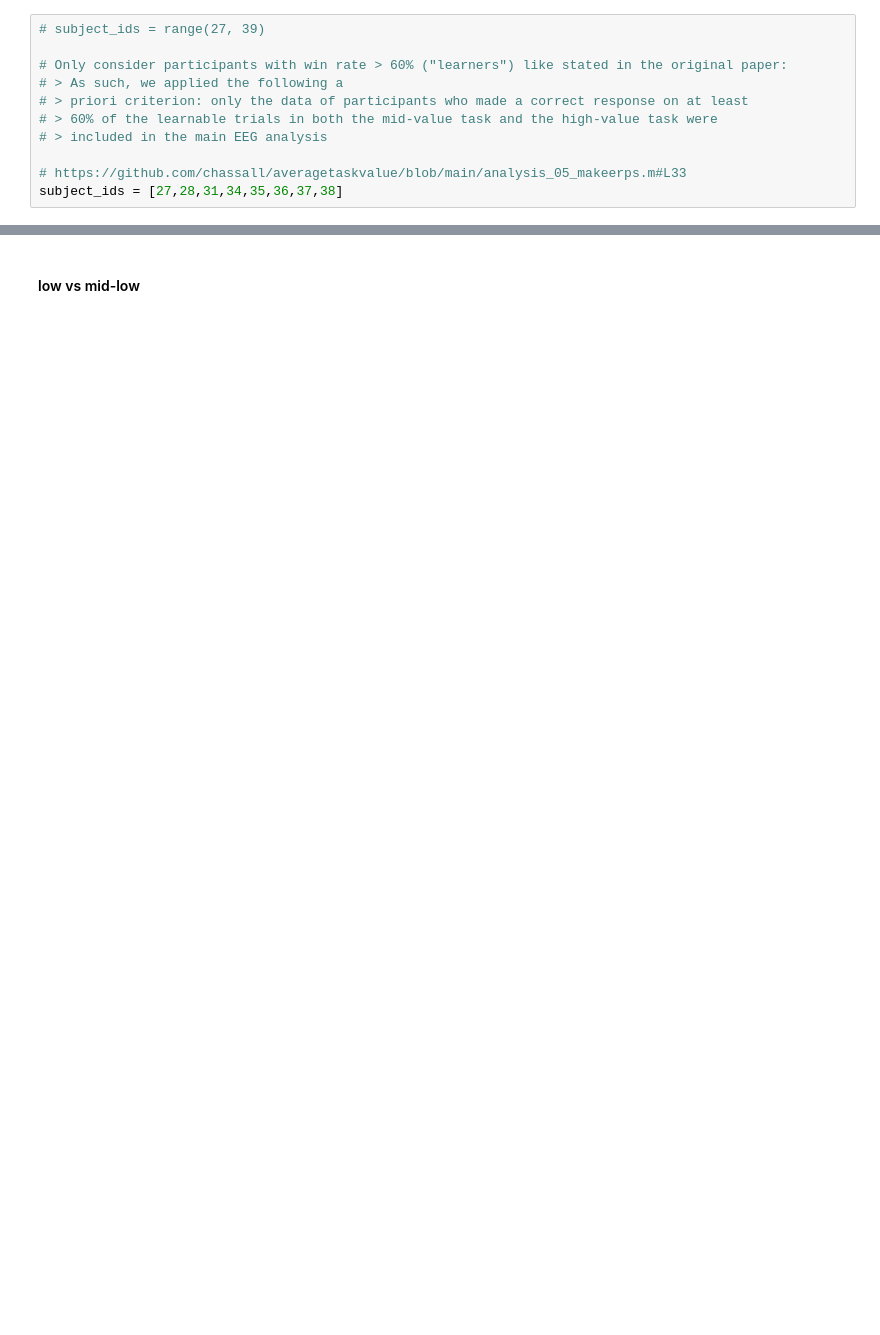
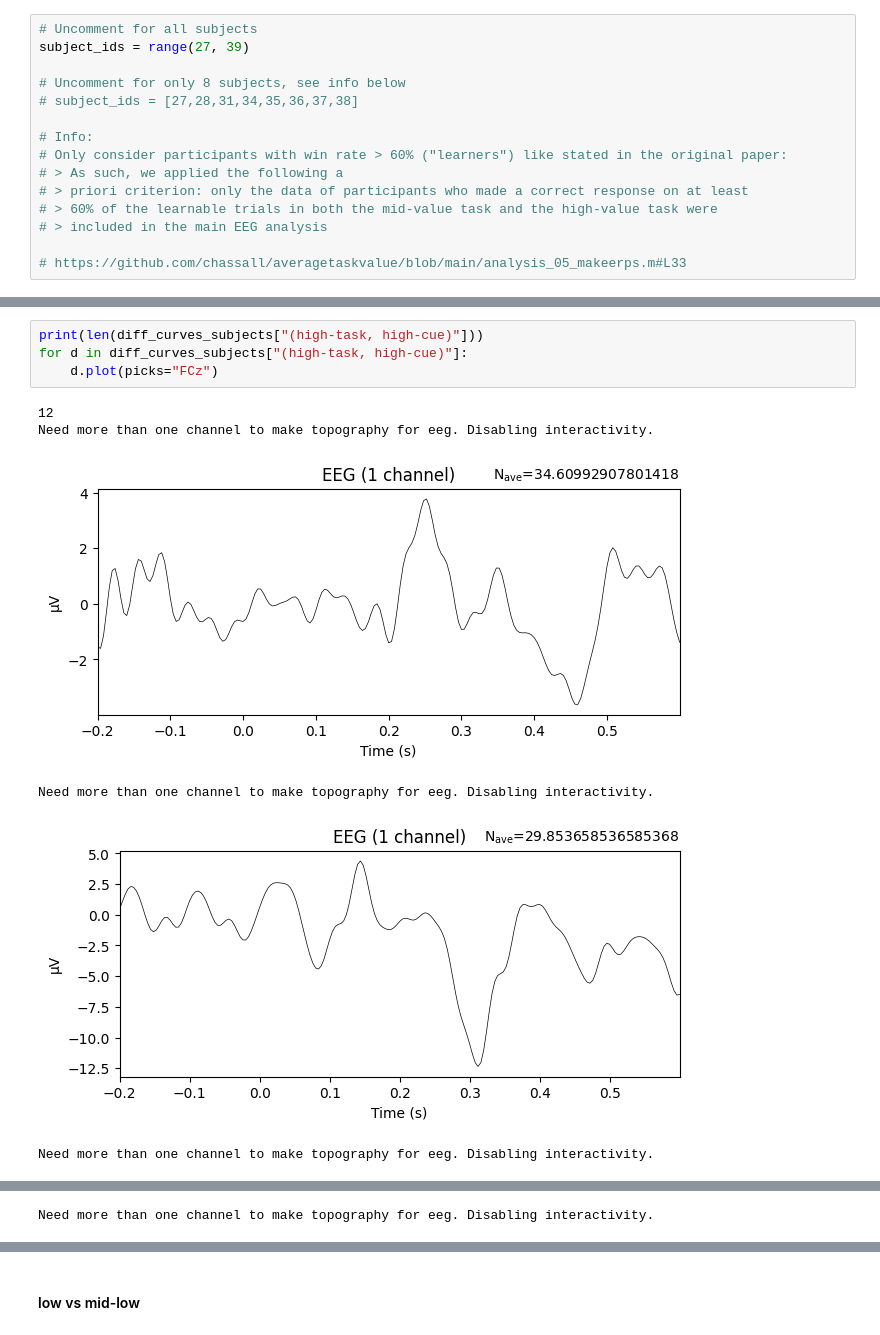
Before and after one commit to yaman3397/EEGproject, a Jupyter notebook: 02-analysis.ipynb, the cells around one changed output, grey strips where cells are left out. Cells and saved outputs as stored; diff of their text form; blank space fills up the shorter version.

```diff
--- a/02-analysis.ipynb
+++ b/02-analysis.ipynb
@@ -6,6 +10,11 @@ import numpy as np
 # %%
-# subject_ids = range(27, 39)
+# Uncomment for all subjects
+subject_ids = range(27, 39)
 
+# Uncomment for only 8 subjects, see info below
+# subject_ids = [27,28,31,34,35,36,37,38]
+
+# Info:
 # Only consider participants with win rate > 60% ("learners") like stated in the original paper:
 # > As such, we applied the following a
 # > priori criterion: only the data of participants who made a correct response on at least
@@ -13,7 +22,6 @@ import numpy as np
 # > included in the main EEG analysis
 
 # https://github.com/chassall/averagetaskvalue/blob/main/analysis_05_makeerps.m#L33
-subject_ids = [27,28,31,34,35,36,37,38]
 # %%
 win_events = {
     "S  6": "win (low-task, low-cue)",
@@ -81,0 +114,11 @@ Identifying common channels ...
+# %%
+print(len(diff_curves_subjects["(high-task, high-cue)"]))
+for d in diff_curves_subjects["(high-task, high-cue)"]:
+    d.plot(picks="FCz")
+# %% [output]
+12
+Need more than one channel to make topography for eeg. Disabling interactivity.
+[figure, added]
+Need more than one channel to make topography for eeg. Disabling interactivity.
+[figure, added]
+Need more than one channel to make topography for eeg. Disabling interactivity.
@@ -81,0 +126 @@ Identifying common channels ...
+Need more than one channel to make topography for eeg. Disabling interactivity.
```
Also changed, not shown: parts of 26 cells of this notebook, 8 other files.
